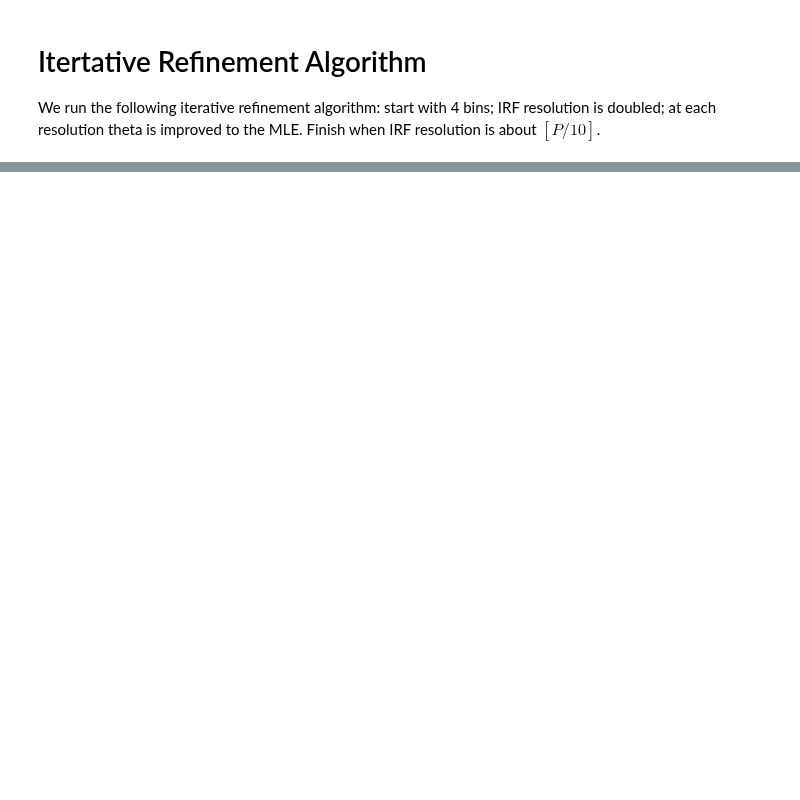
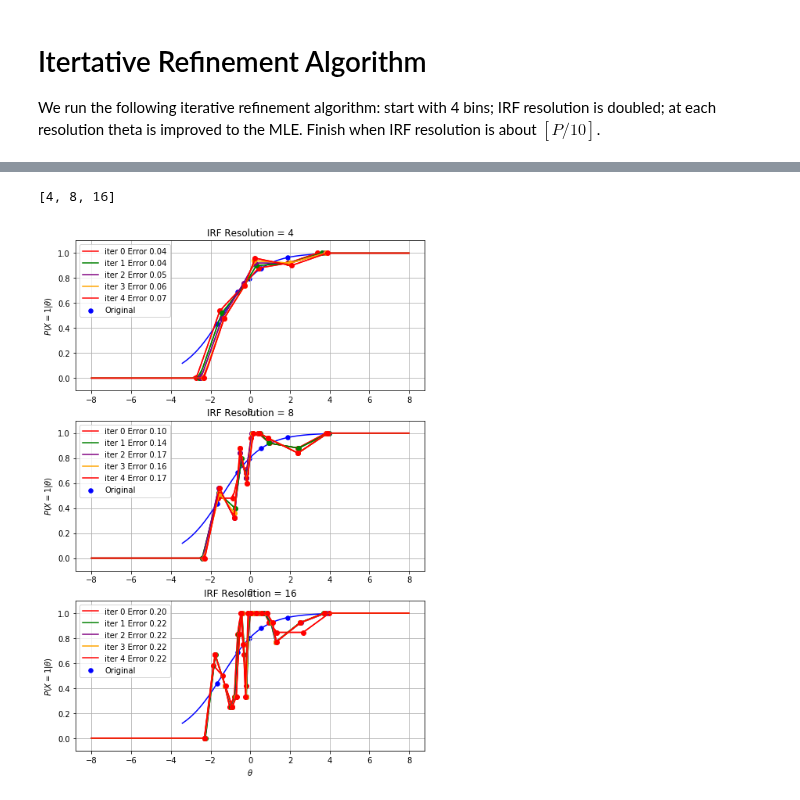
Before and after one commit to ETS-Next-Gen/irt-mcmc, a Jupyter notebook: notebooks/irt_solver_1d_mle.ipynb, the cells around one changed output, grey strips where cells are left out. Cells and saved outputs as stored; diff of their text form; code cells hidden in the pictures; blank space fills up the shorter version.

```diff
--- a/notebooks/irt_solver_1d_mle.ipynb
+++ b/notebooks/irt_solver_1d_mle.ipynb
@@ -281,7 +243,8 @@ $[P/10]$.
 # v is fixed.
 recorder = nirt.run_recorder.RunRecorder()
 solver = nirt.solver_refinement.SolverRefinement(
-    X, c, num_iterations=num_iterations, num_theta_sweeps=num_theta_sweeps, grid_method=grid_method,
-    recorder=recorder)
+    X, c, num_iterations=5, num_theta_sweeps=num_theta_sweeps, grid_method=grid_method,
+    recorder=recorder,     finest_resolution=16, coarsest_resolution=4,
+num_smoothing_sweeps=0)
 
 t = solver.solve()
@@ -300,16 +305,19 @@ for resolution, value in recorder.irf.items():
 # %%
-i = 10
+i = 5
 resolutions = list(recorder.irf.keys())
 print(resolutions)
 fig, axs = plt.subplots(len(resolutions), 1, figsize=(8, 4*len(resolutions)))
 for k, resolution in enumerate(resolutions):
-    ax = axs[k]
+    ax = axs[k] if len(resolutions) > 1 else axs
     colors = ["red", "green", "purple", "orange"]
-    nirt.simulate.plot_irf.plot_model_irf(ax, grid[c[i]], model_irf[i], num_bins, color="blue", label="Original")
-    for k, irf in enumerate(recorder.irf[resolution]):
-        irf[i].plot(ax, color=colors[k],
+    nirt.simulate.plot_irf.plot_model_irf(ax, grid_all[c[i]], model_irf[i], num_bins, color="blue", label="Original")
+    for l, irf in enumerate(recorder.irf[resolution]):
+        irf[i].plot(ax, color=colors[l % len(colors)],
                     label="iter {} Error {:.2f}".format(
-                        k, nirt.error.error_norm(model_irf[i], irf[i])))
+                        l, nirt.error.error_norm(model_irf[i], irf[i])))
     ax.set_title("IRF Resolution = {}".format(resolution))
     ax.grid(True)
     ax.legend()
+# %% [output]
+[4, 8, 16]
+[figure, added]
```
Also changed, not shown: parts of 27 cells of this notebook, 7 other files.
